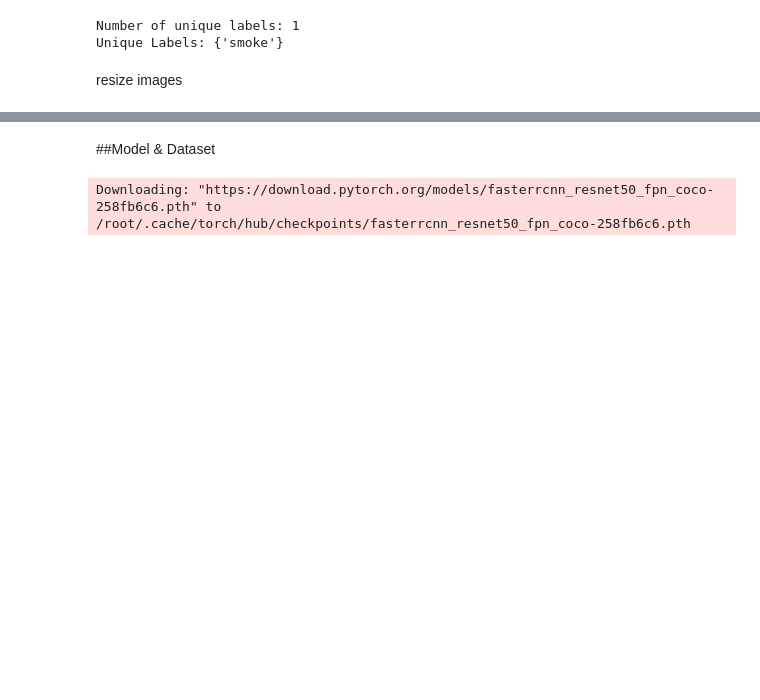
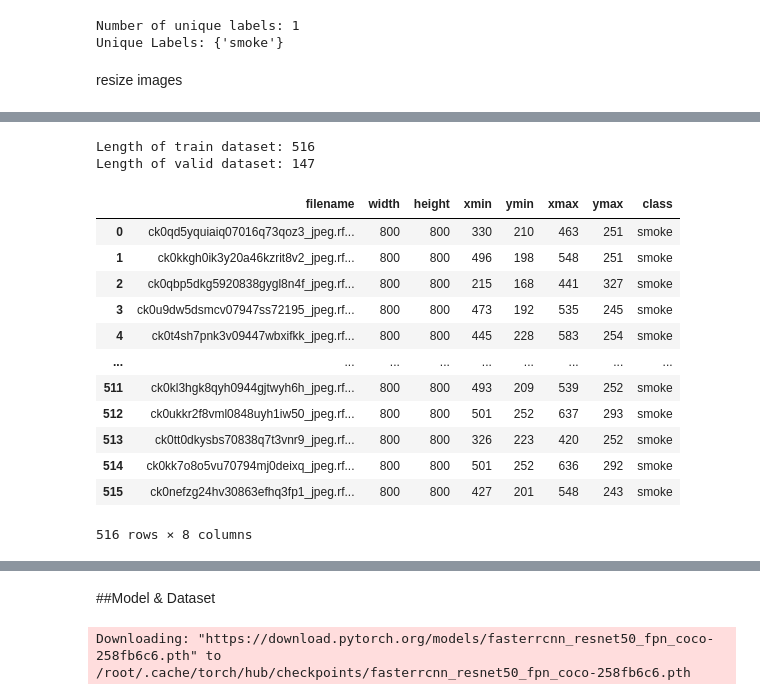
Before and after one commit to pooyaaf/Neural-Networks-Deep-Learning, a Jupyter notebook: Homework/HomeWork3/NNDL_HW3/Q2/Question_2_Object_Detection_PASCAL_VOC_FASTER_RCNN.ipynb, the cells around one changed output, grey strips where cells are left out. Drawn from its saved outputs; the diff is of its cells as text; code cells hidden in the pictures; blank space fills up the shorter version.

```diff
--- a/Homework/HomeWork3/NNDL_HW3/Q2/Question_2_Object_Detection_PASCAL_VOC_FASTER_RCNN.ipynb
+++ b/Homework/HomeWork3/NNDL_HW3/Q2/Question_2_Object_Detection_PASCAL_VOC_FASTER_RCNN.ipynb
@@ -171,0 +293,31 @@ print("Images and XML files have been resized and updated.")
+# %%
+train_path = '/content/dataset/train'
+valid_path = '/content/dataset/valid'
+# %%
+train_dataset = WildFireSmoke_Dataset(image_path=train_path, categories=['smoke'])
+valid_dataset = WildFireSmoke_Dataset(image_path=valid_path, categories=['smoke'])
+
+train_loader = DataLoader(train_dataset, batch_size=4, num_workers = 2,shuffle=True)
+valid_loader = DataLoader(train_dataset, batch_size=4,num_workers = 2, shuffle=False)
+# %%
+print(f"Length of train dataset: {len(train_dataset)}")
+print(f"Length of valid dataset: {len(valid_dataset)}")
+# %% [output]
+Length of train dataset: 516
+Length of valid dataset: 147
+# %%
+train_dataset.df
+# %% [output]
+|  | filename | width | height | xmin | ymin | xmax | ymax | class |
+| 0 | ck0qd5yquiaiq07016q73qoz3_jpeg.rf... | 800 | 800 | 330 | 210 | 463 | 251 | smoke |
+| 1 | ck0kkgh0ik3y20a46kzrit8v2_jpeg.rf... | 800 | 800 | 496 | 198 | 548 | 251 | smoke |
+| 2 | ck0qbp5dkg5920838gygl8n4f_jpeg.rf... | 800 | 800 | 215 | 168 | 441 | 327 | smoke |
+| 3 | ck0u9dw5dsmcv07947ss72195_jpeg.rf... | 800 | 800 | 473 | 192 | 535 | 245 | smoke |
+| 4 | ck0t4sh7pnk3v09447wbxifkk_jpeg.rf... | 800 | 800 | 445 | 228 | 583 | 254 | smoke |
+| ... | ... | ... | ... | ... | ... | ... | ... | ... |
+| 511 | ck0kl3hgk8qyh0944gjtwyh6h_jpeg.rf... | 800 | 800 | 493 | 209 | 539 | 252 | smoke |
+| 512 | ck0ukkr2f8vml0848uyh1iw50_jpeg.rf... | 800 | 800 | 501 | 252 | 637 | 293 | smoke |
+| 513 | ck0tt0dkysbs70838q7t3vnr9_jpeg.rf... | 800 | 800 | 326 | 223 | 420 | 252 | smoke |
+| 514 | ck0kk7o8o5vu70794mj0deixq_jpeg.rf... | 800 | 800 | 501 | 252 | 636 | 292 | smoke |
+| 515 | ck0nefzg24hv30863efhq3fp1_jpeg.rf... | 800 | 800 | 427 | 201 | 548 | 243 | smoke |
+516 rows × 8 columns
```
Also changed, not shown: parts of 13 cells of this notebook.
